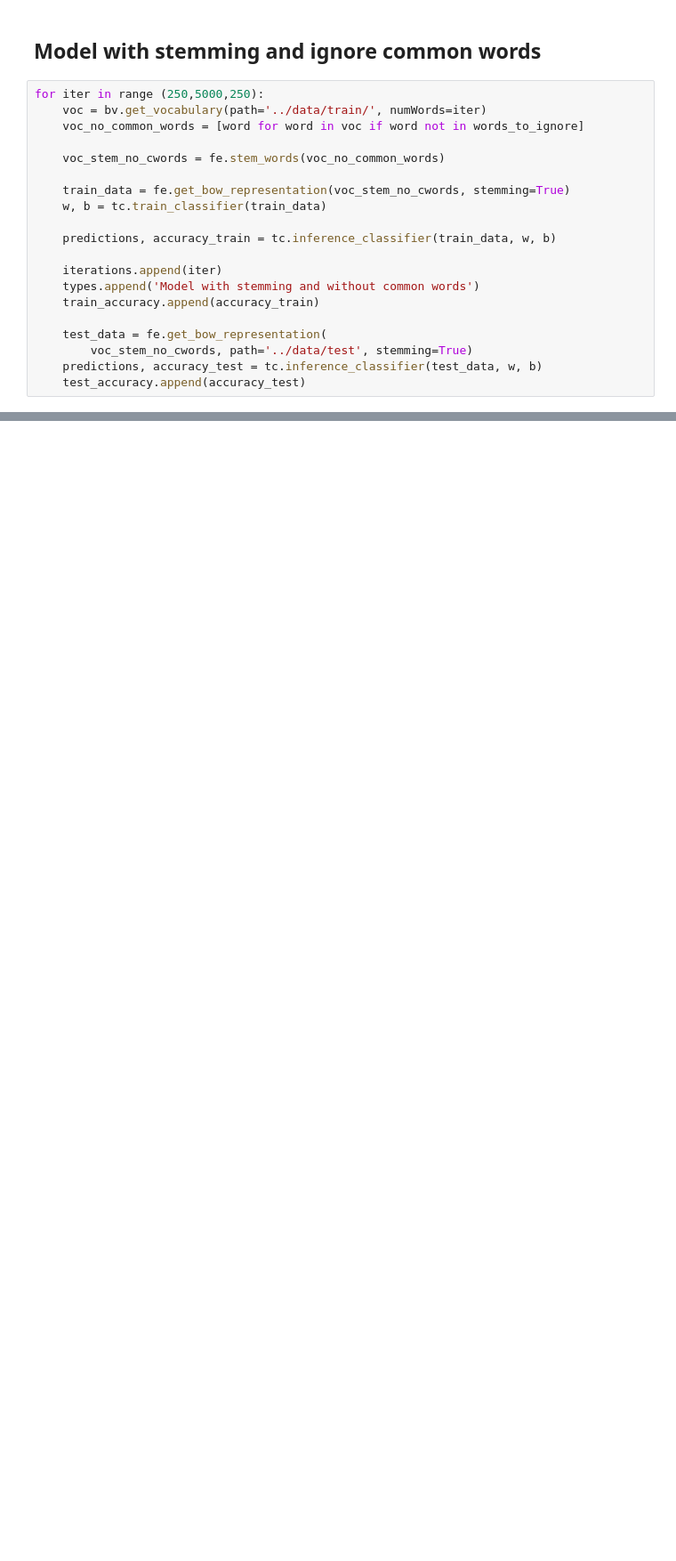
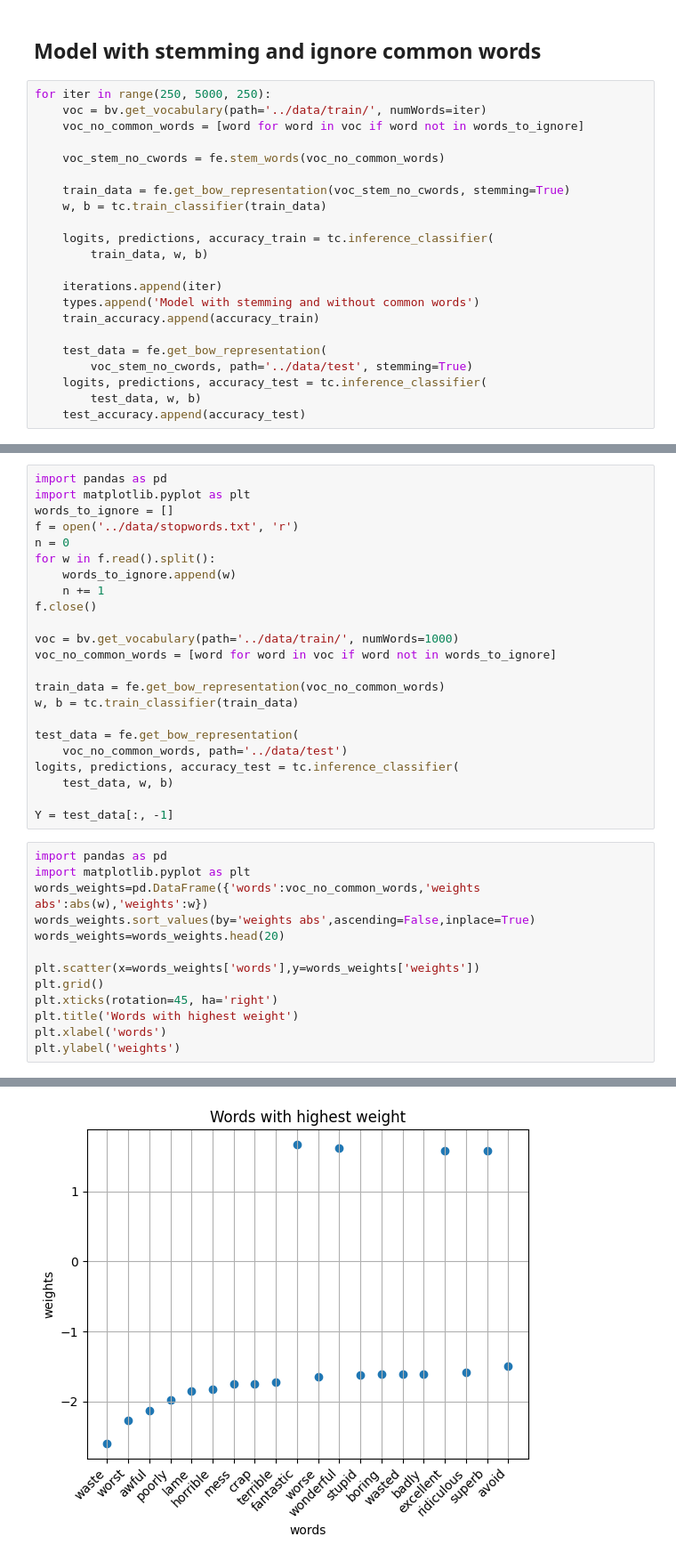
Before and after one commit to DavideLigari/movie-reviews-classification, a Jupyter notebook: mycode/movie_review.ipynb, the cells around one changed output, grey strips where cells are left out. Shown: that part at 89% size. Cells and saved outputs as stored; diff of their text form; blank space fills up the shorter version.

```diff
--- a/mycode/movie_review.ipynb
+++ b/mycode/movie_review.ipynb
@@ -73,7 +80,7 @@ for iter in range (250,5000,250):
 # %% [markdown]
 ## Model with stemming and ignore common words
 # %%
-for iter in range (250,5000,250):
+for iter in range(250, 5000, 250):
     voc = bv.get_vocabulary(path='../data/train/', numWords=iter)
     voc_no_common_words = [word for word in voc if word not in words_to_ignore]
 
@@ -82,7 +89,8 @@ for iter in range (250,5000,250):
     train_data = fe.get_bow_representation(voc_stem_no_cwords, stemming=True)
     w, b = tc.train_classifier(train_data)
 
-    predictions, accuracy_train = tc.inference_classifier(train_data, w, b)
+    logits, predictions, accuracy_train = tc.inference_classifier(
+        train_data, w, b)
 
     iterations.append(iter)
     types.append('Model with stemming and without common words')
@@ -90,6 +98,7 @@ for iter in range (250,5000,250):
 
     test_data = fe.get_bow_representation(
         voc_stem_no_cwords, path='../data/test', stemming=True)
-    predictions, accuracy_test = tc.inference_classifier(test_data, w, b)
+    logits, predictions, accuracy_test = tc.inference_classifier(
+        test_data, w, b)
     test_accuracy.append(accuracy_test)
 # %% [markdown]
@@ -105,0 +131,37 @@ results.plot(kind='line',title='Test accuracy for different models',legend=True,
+# %%
+import pandas as pd
+import matplotlib.pyplot as plt
+words_to_ignore = []
+f = open('../data/stopwords.txt', 'r')
+n = 0
+for w in f.read().split():
+    words_to_ignore.append(w)
+    n += 1
+f.close()
+
+voc = bv.get_vocabulary(path='../data/train/', numWords=1000)
+voc_no_common_words = [word for word in voc if word not in words_to_ignore]
+
+train_data = fe.get_bow_representation(voc_no_common_words)
+w, b = tc.train_classifier(train_data)
+
+test_data = fe.get_bow_representation(
+    voc_no_common_words, path='../data/test')
+logits, predictions, accuracy_test = tc.inference_classifier(
+    test_data, w, b)
+
+Y = test_data[:, -1]
+# %%
+import pandas as pd
+import matplotlib.pyplot as plt
+words_weights=pd.DataFrame({'words':voc_no_common_words,'weights abs':abs(w),'weights':w})
+words_weights.sort_values(by='weights abs',ascending=False,inplace=True)
+words_weights=words_weights.head(20)
+
+plt.scatter(x=words_weights['words'],y=words_weights['weights'])
+plt.grid()
+plt.xticks(rotation=45, ha='right')
+plt.title('Words with highest weight')
+plt.xlabel('words')
+plt.ylabel('weights')
+# %% [output]
@@ -105,0 +169 @@ results.plot(kind='line',title='Test accuracy for different models',legend=True,
+[figure, added]
```
Also changed, not shown: parts of 8 cells of this notebook, 1 other file.
